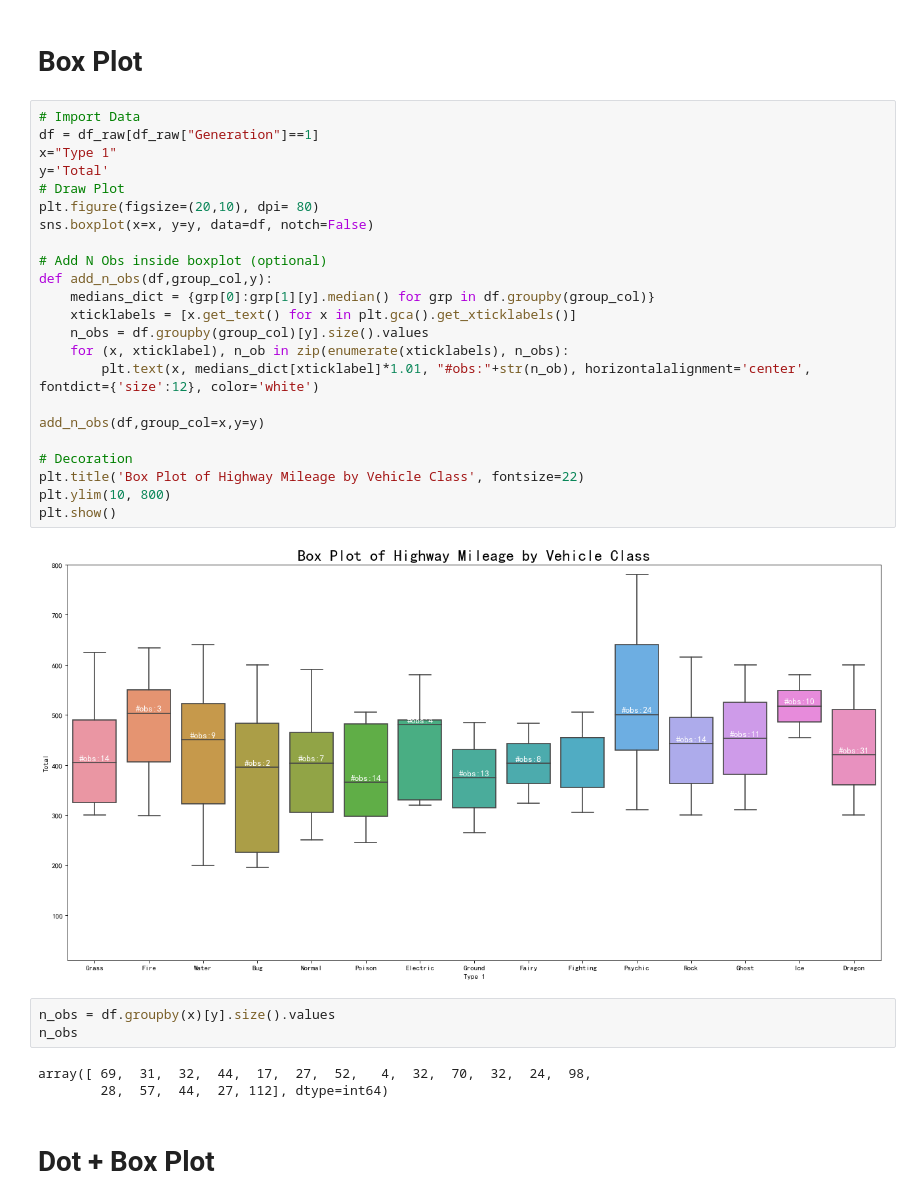
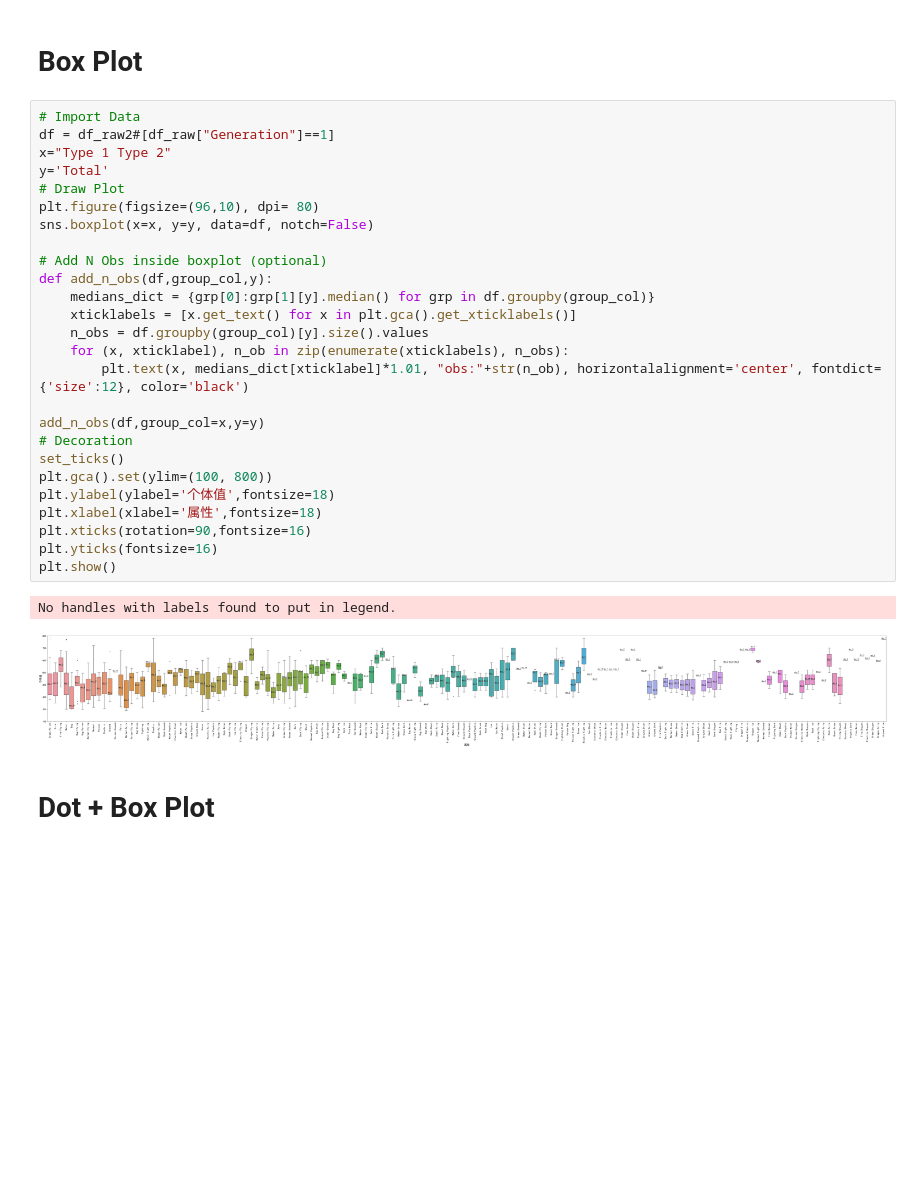
Before and after one commit to ub3132003/pynotebook, a Jupyter notebook: plot/50 graph.ipynb, the cells around one changed output. Cells and saved outputs as stored; diff of their text form; blank space fills up the shorter version.

```diff
--- a/plot/50 graph.ipynb
+++ b/plot/50 graph.ipynb
@@ -1421,35 +1420,33 @@ plt.show()
 # Box Plot
 # %%
 # Import Data
-df = df_raw[df_raw["Generation"]==1]
-x="Type 1"
+df = df_raw2#[df_raw["Generation"]==1]
+x="Type 1 Type 2"
 y='Total'
 # Draw Plot
-plt.figure(figsize=(20,10), dpi= 80)
+plt.figure(figsize=(96,10), dpi= 80)
 sns.boxplot(x=x, y=y, data=df, notch=False)
 
 # Add N Obs inside boxplot (optional)
 def add_n_obs(df,group_col,y):
     medians_dict = {grp[0]:grp[1][y].median() for grp in df.groupby(group_col)}
     xticklabels = [x.get_text() for x in plt.gca().get_xticklabels()]
     n_obs = df.groupby(group_col)[y].size().values
     for (x, xticklabel), n_ob in zip(enumerate(xticklabels), n_obs):
-        plt.text(x, medians_dict[xticklabel]*1.01, "#obs:"+str(n_ob), horizontalalignment='center', fontdict={'size':12}, color='white')
+        plt.text(x, medians_dict[xticklabel]*1.01, "obs:"+str(n_ob), horizontalalignment='center', fontdict={'size':12}, color='black')
 
 add_n_obs(df,group_col=x,y=y)
-
 # Decoration
-plt.title('Box Plot of Highway Mileage by Vehicle Class', fontsize=22)
-plt.ylim(10, 800)
+set_ticks()
+plt.gca().set(ylim=(100, 800))
+plt.ylabel(ylabel='个体值',fontsize=18)
+plt.xlabel(xlabel='属性',fontsize=18)
+plt.xticks(rotation=90,fontsize=16)
+plt.yticks(fontsize=16)
 plt.show()
 # %% [output]
+No handles with labels found to put in legend.
-[figure, old version]
+[figure, new version]
-# %%
-n_obs = df.groupby(x)[y].size().values
-n_obs
-# %% [output]
-array([ 69,  31,  32,  44,  17,  27,  52,   4,  32,  70,  32,  24,  98,
-        28,  57,  44,  27, 112], dtype=int64)
 # %% [markdown]
 # Dot + Box Plot
 # %%
```
Also changed, not shown: parts of 14 cells of this notebook, 6 other files.
